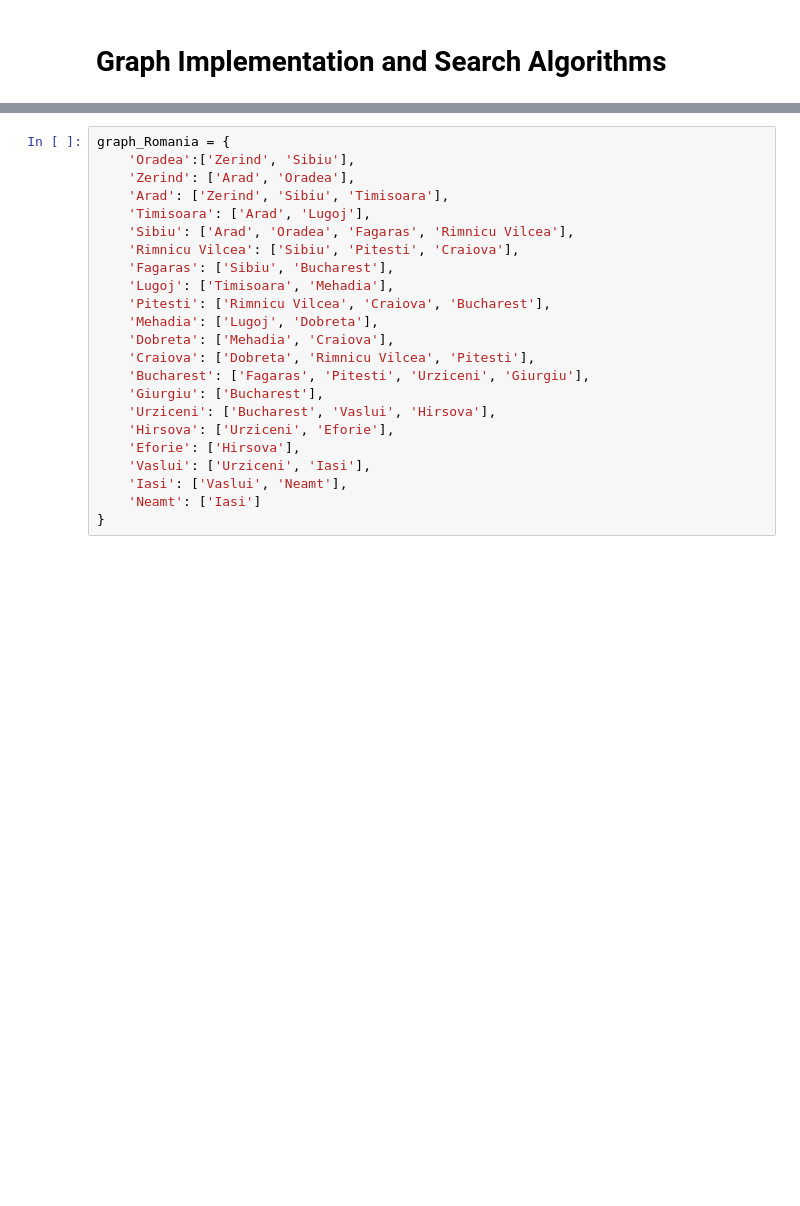
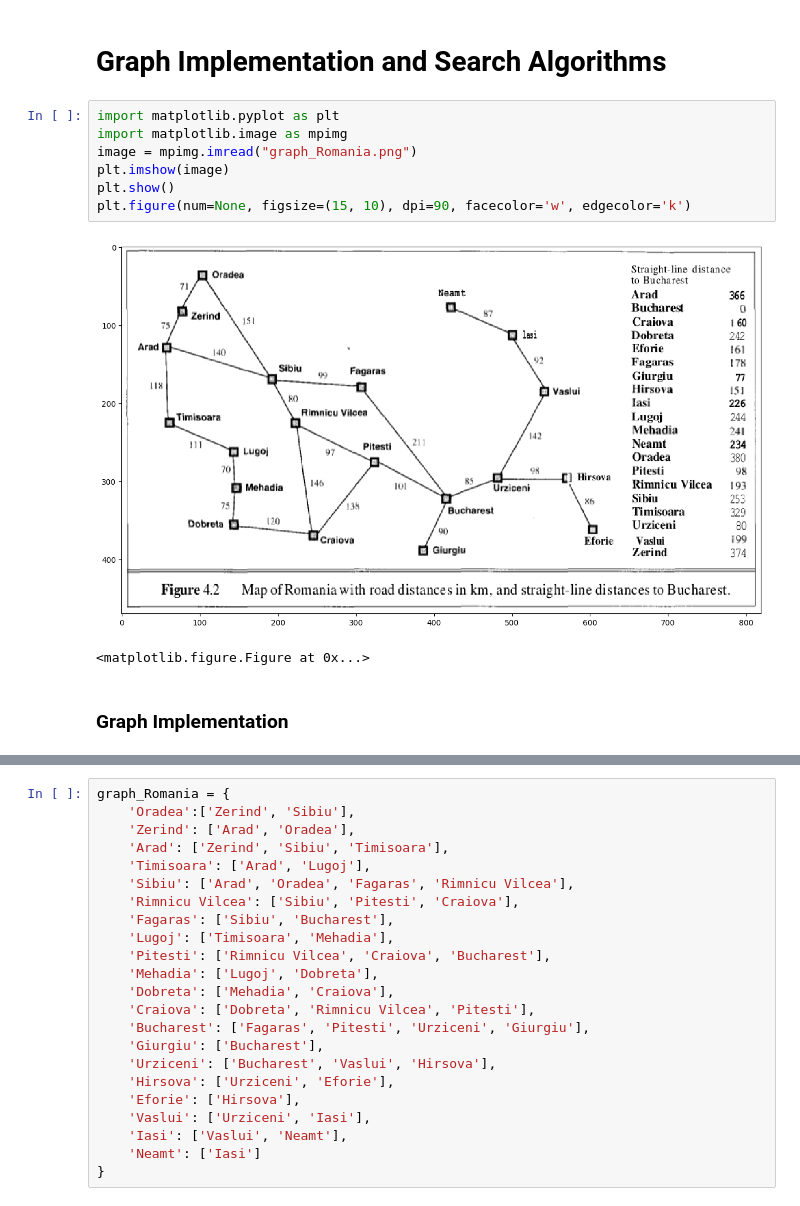
Before and after one commit to Morqos/IntroAI, a Jupyter notebook: GraphSearch.ipynb, the cells around one changed output, grey strips where cells are left out. Cells and saved outputs as stored; diff of their text form; blank space fills up the shorter version.

```diff
--- a/GraphSearch.ipynb
+++ b/GraphSearch.ipynb
@@ -1,2 +1,14 @@
 # %% [markdown]
 # Graph Implementation and Search Algorithms
+# %%
+import matplotlib.pyplot as plt
+import matplotlib.image as mpimg
+image = mpimg.imread("graph_Romania.png")
+plt.imshow(image)
+plt.show()
+plt.figure(num=None, figsize=(15, 10), dpi=90, facecolor='w', edgecolor='k')
+# %% [output]
+[figure, added]
+<matplotlib.figure.Figure at 0x...>
+# %% [markdown]
+### Graph Implementation
```
Also changed, not shown: parts of 14 cells of this notebook.
